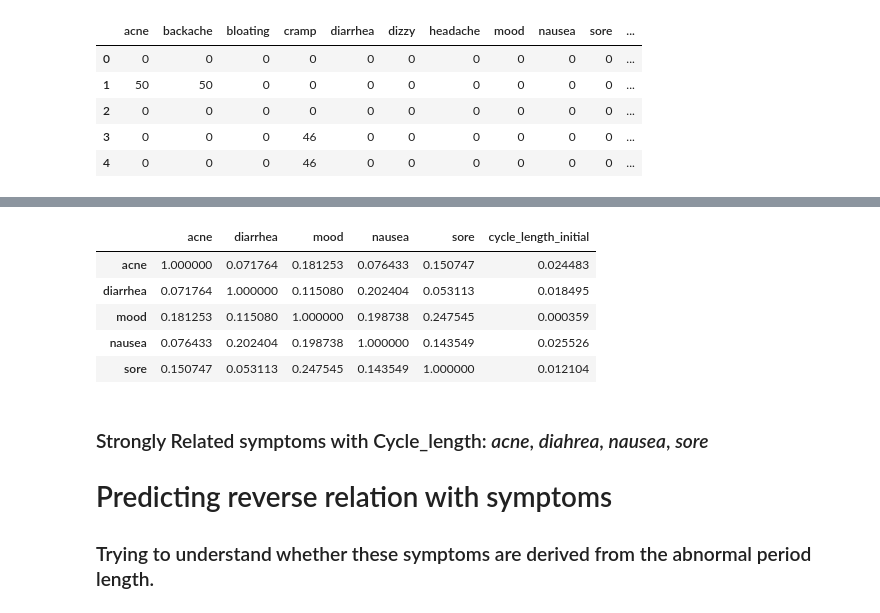
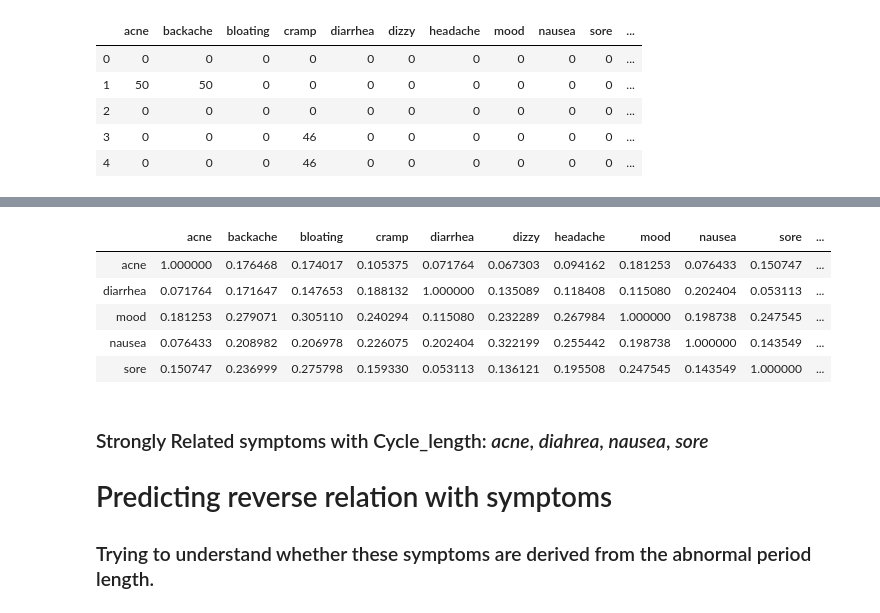
Before and after one commit to ashutosh210798/ThinkHer, a Jupyter notebook: ThinkHer.ipynb, the cells around one changed output, grey strips where cells are left out. Saved outputs shown, nothing was run; the diff lists cells and outputs as text; code cells hidden in the pictures.

```diff
--- a/ThinkHer.ipynb
+++ b/ThinkHer.ipynb
@@ -366,17 +336,16 @@ sns.heatmap(Corr_comb_relation, annot=True, cmap='PuBuGn')
 # %%
-result_relation=Corr_comb_relation.drop(["backache","bloating","cramp","dizzy","headache"],axis=1)
-result_relation=result_relation.drop(["backache","bloating","cramp","dizzy","headache"],axis=0)
+result_relation=Corr_comb_relation.drop(["backache","bloating","cramp","dizzy","headache"])
 #pearson=diahrea,mood,nausea,sore
 #spearman=acne,diahreaa,nausea,sore
 #kendall=acne,diahrea,nausea,sore
 result_relation.head()
 # %% [output]
-|  | acne | diarrhea | mood | nausea | sore | cycle_length_initial |
-| acne | 1.000000 | 0.071764 | 0.181253 | 0.076433 | 0.150747 | 0.024483 |
-| diarrhea | 0.071764 | 1.000000 | 0.115080 | 0.202404 | 0.053113 | 0.018495 |
-| mood | 0.181253 | 0.115080 | 1.000000 | 0.198738 | 0.247545 | 0.000359 |
-| nausea | 0.076433 | 0.202404 | 0.198738 | 1.000000 | 0.143549 | 0.025526 |
-| sore | 0.150747 | 0.053113 | 0.247545 | 0.143549 | 1.000000 | 0.012104 |
+|  | acne | backache | bloating | cramp | diarrhea | dizzy | headache | mood | nausea | sore | ... |
+| acne | 1.000000 | 0.176468 | 0.174017 | 0.105375 | 0.071764 | 0.067303 | 0.094162 | 0.181253 | 0.076433 | 0.150747 | ... |
+| diarrhea | 0.071764 | 0.171647 | 0.147653 | 0.188132 | 1.000000 | 0.135089 | 0.118408 | 0.115080 | 0.202404 | 0.053113 | ... |
+| mood | 0.181253 | 0.279071 | 0.305110 | 0.240294 | 0.115080 | 0.232289 | 0.267984 | 1.000000 | 0.198738 | 0.247545 | ... |
+| nausea | 0.076433 | 0.208982 | 0.206978 | 0.226075 | 0.202404 | 0.322199 | 0.255442 | 0.198738 | 1.000000 | 0.143549 | ... |
+| sore | 0.150747 | 0.236999 | 0.275798 | 0.159330 | 0.053113 | 0.136121 | 0.195508 | 0.247545 | 0.143549 | 1.000000 | ... |
 # %% [markdown]
 ### Strongly Related symptoms with Cycle_length: _acne_, _diahrea_, _nausea_, _sore_
 
```
Also changed, not shown: parts of 14 cells of this notebook, 24 other files.
